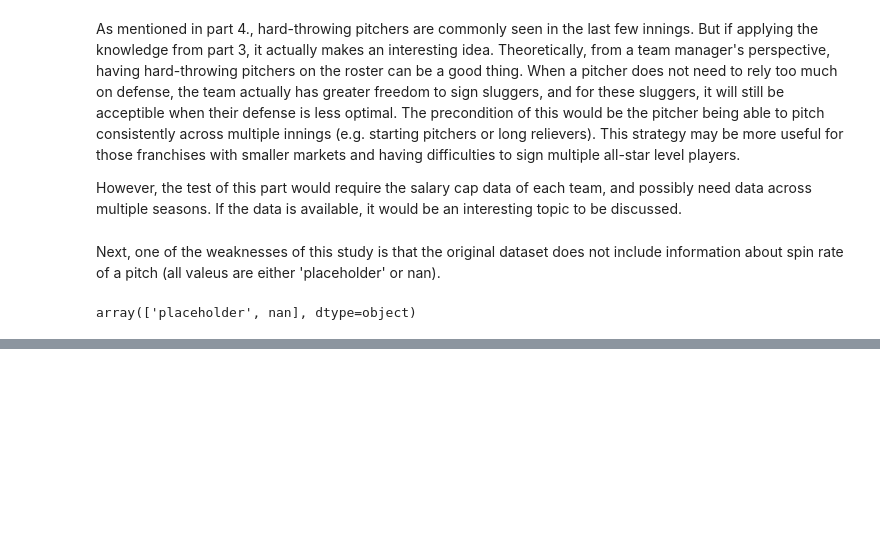
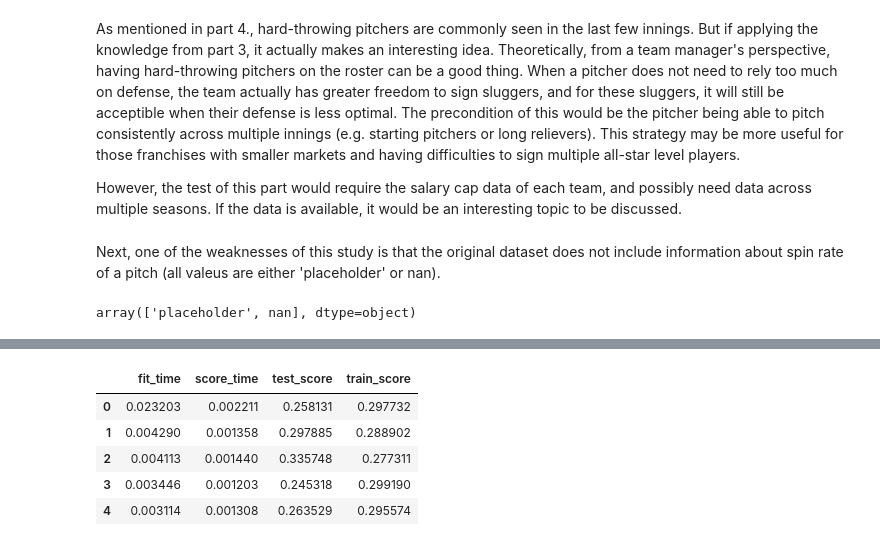
Before and after one commit to Stevey8/Fastball-vs-Pitcher-Performance, a Jupyter notebook: mlb_pitcher_2019.ipynb, the cells around one changed output, grey strips where cells are left out. Saved outputs shown, nothing was run; the diff lists cells and outputs as text; code cells hidden in the pictures; blank space fills up the shorter version.

```diff
--- a/mlb_pitcher_2019.ipynb
+++ b/mlb_pitcher_2019.ipynb
@@ -388,0 +493,3 @@ While the scheme is preliminary and would require trials and errors to refine, t
+# %%
+# split the data
+X_train, X_test, y_train, y_test = train_test_split(X, y, test_size=0.2, random_state=123)
@@ -388,0 +498,16 @@ While the scheme is preliminary and would require trials and errors to refine, t
+# %%
+num_feats = ['fastball_avg_speed','fastball_avg_spin','offspeed_avg_speed','offspeed_avg_spin']
+drop_feats = [item for item in X.columns.tolist() if item not in num_feats]
+
+num_transformer = make_pipeline(SimpleImputer(strategy="median"), StandardScaler())
+
+preprocessor = make_column_transformer(
+    ("drop", drop_feats),
+    (num_transformer, num_feats)
+)
+
+ridge = Ridge()
+pipe = make_pipeline(preprocessor, ridge)
+# %%
+pd.DataFrame(cross_validate(pipe, X_train, y_train, return_train_score=True))
+# %% [output]
@@ -388,0 +519,6 @@ While the scheme is preliminary and would require trials and errors to refine, t
+|  | fit_time | score_time | test_score | train_score |
+| 0 | 0.023203 | 0.002211 | 0.258131 | 0.297732 |
+| 1 | 0.004290 | 0.001358 | 0.297885 | 0.288902 |
+| 2 | 0.004113 | 0.001440 | 0.335748 | 0.277311 |
+| 3 | 0.003446 | 0.001203 | 0.245318 | 0.299190 |
+| 4 | 0.003114 | 0.001308 | 0.263529 | 0.295574 |
```
Also changed, not shown: parts of 23 cells of this notebook, 2 other files.
